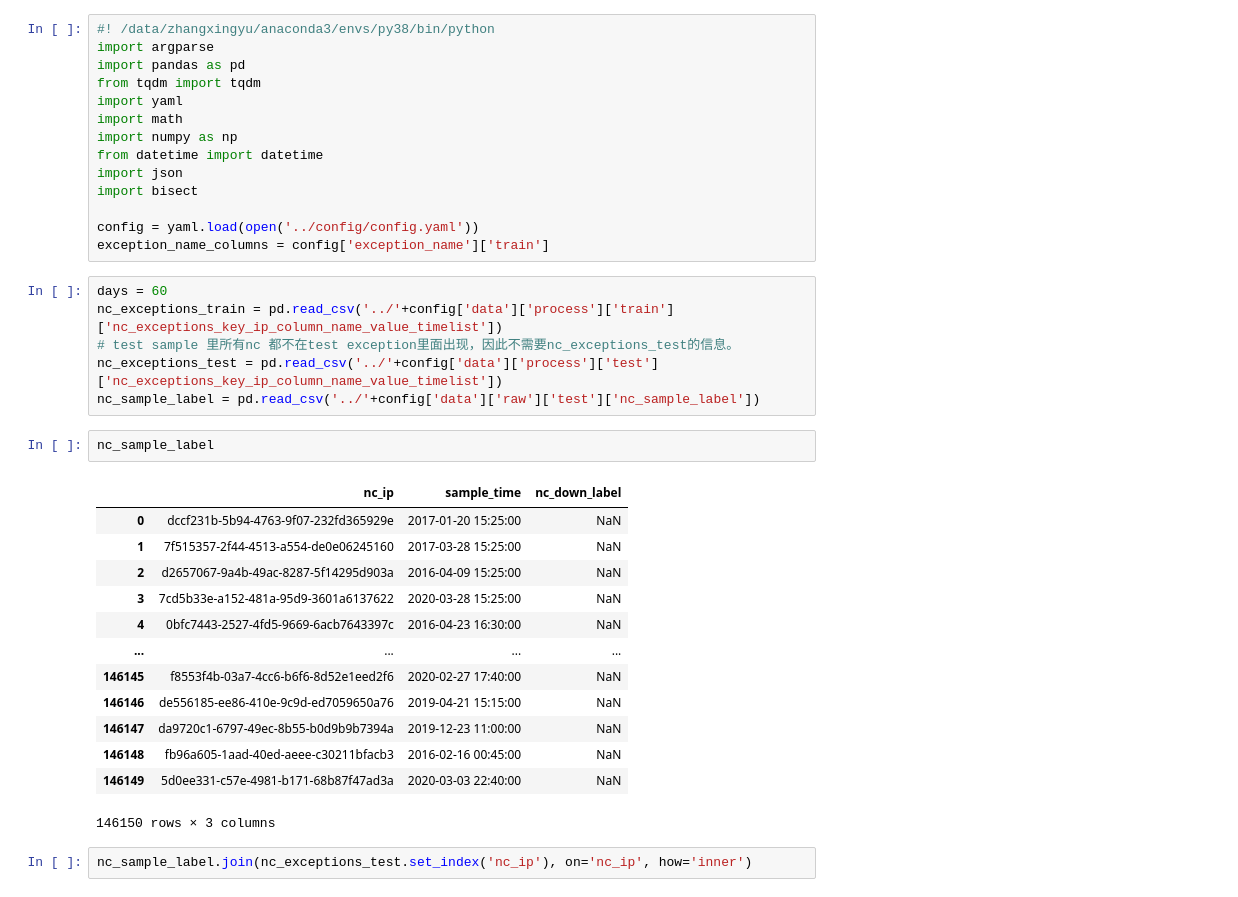
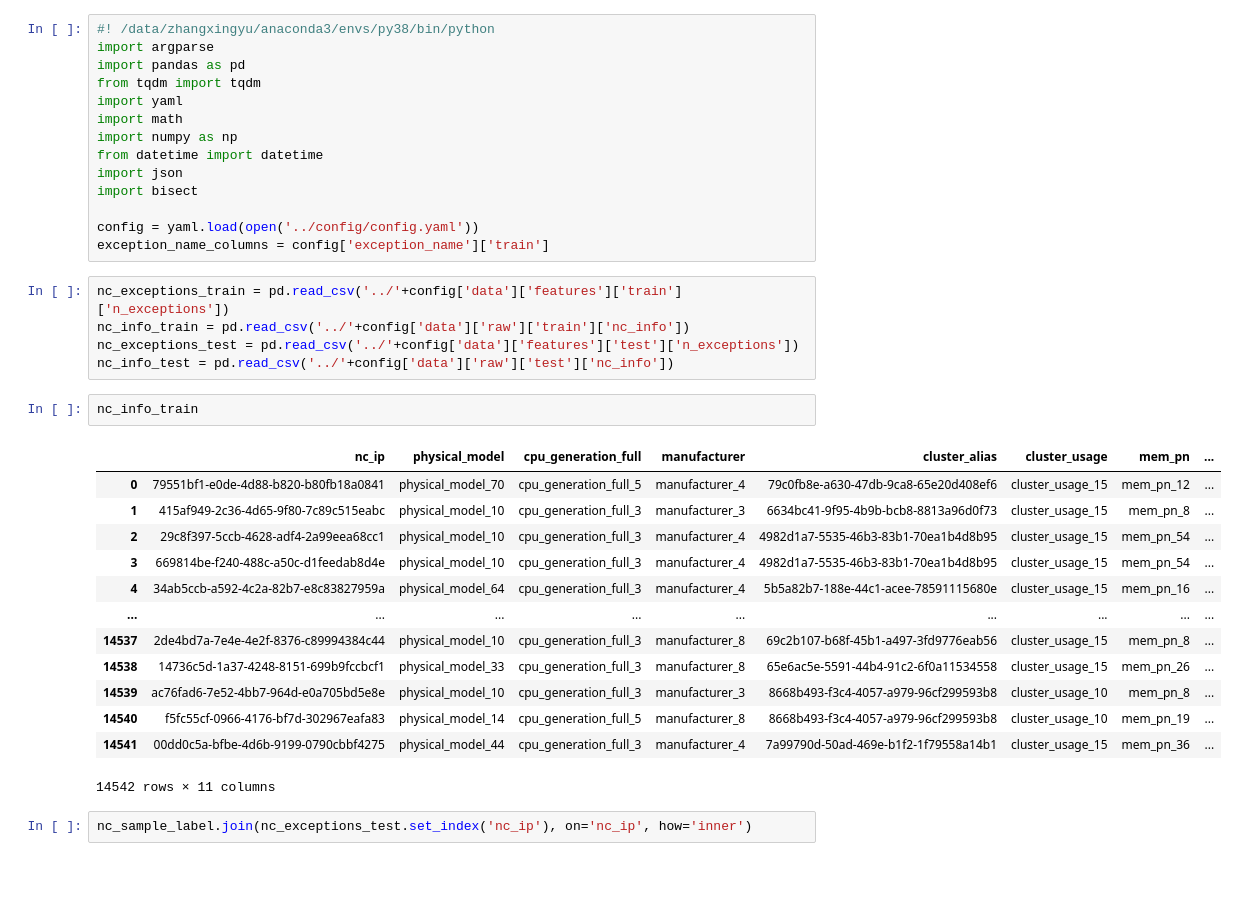
Before and after one commit to xingyuz233/ECSMPF, a Jupyter notebook: pre/features_n_exceptions.ipynb, the cells around one changed output. Saved outputs shown, nothing was run; the diff lists cells and outputs as text.

```diff
--- a/pre/features_n_exceptions.ipynb
+++ b/pre/features_n_exceptions.ipynb
@@ -13,27 +13,26 @@ import bisect
 config = yaml.load(open('../config/config.yaml'))
 exception_name_columns = config['exception_name']['train']
 # %%
-days = 60
-nc_exceptions_train = pd.read_csv('../'+config['data']['process']['train']['nc_exceptions_key_ip_column_name_value_timelist'])
-# test sample 里所有nc 都不在test exception里面出现，因此不需要nc_exceptions_test的信息。
-nc_exceptions_test = pd.read_csv('../'+config['data']['process']['test']['nc_exceptions_key_ip_column_name_value_timelist'])
-nc_sample_label = pd.read_csv('../'+config['data']['raw']['test']['nc_sample_label'])
+nc_exceptions_train = pd.read_csv('../'+config['data']['features']['train']['n_exceptions'])
+nc_info_train = pd.read_csv('../'+config['data']['raw']['train']['nc_info'])
+nc_exceptions_test = pd.read_csv('../'+config['data']['features']['test']['n_exceptions'])
+nc_info_test = pd.read_csv('../'+config['data']['raw']['test']['nc_info'])
-# %%
-nc_sample_label
-# %% [output]
-|  | nc_ip | sample_time | nc_down_label |
-| 0 | dccf231b-5b94-4763-9f07-232fd365929e | 2017-01-20 15:25:00 | NaN |
-| 1 | 7f515357-2f44-4513-a554-de0e06245160 | 2017-03-28 15:25:00 | NaN |
-| 2 | d2657067-9a4b-49ac-8287-5f14295d903a | 2016-04-09 15:25:00 | NaN |
-| 3 | 7cd5b33e-a152-481a-95d9-3601a6137622 | 2020-03-28 15:25:00 | NaN |
-| 4 | 0bfc7443-2527-4fd5-9669-6acb7643397c | 2016-04-23 16:30:00 | NaN |
-| ... | ... | ... | ... |
-| 146145 | f8553f4b-03a7-4cc6-b6f6-8d52e1eed2f6 | 2020-02-27 17:40:00 | NaN |
-| 146146 | de556185-ee86-410e-9c9d-ed7059650a76 | 2019-04-21 15:15:00 | NaN |
-| 146147 | da9720c1-6797-49ec-8b55-b0d9b9b7394a | 2019-12-23 11:00:00 | NaN |
-| 146148 | fb96a605-1aad-40ed-aeee-c30211bfacb3 | 2016-02-16 00:45:00 | NaN |
-| 146149 | 5d0ee331-c57e-4981-b171-68b87f47ad3a | 2020-03-03 22:40:00 | NaN |
-146150 rows × 3 columns
+# %%
+nc_info_train
+# %% [output]
+|  | nc_ip | physical_model | cpu_generation_full | manufacturer | cluster_alias | cluster_usage | mem_pn | ... |
+| 0 | 79551bf1-e0de-4d88-b820-b80fb18a0841 | physical_model_70 | cpu_generation_full_5 | manufacturer_4 | 79c0fb8e-a630-47db-9ca8-65e20d408ef6 | cluster_usage_15 | mem_pn_12 | ... |
+| 1 | 415af949-2c36-4d65-9f80-7c89c515eabc | physical_model_10 | cpu_generation_full_3 | manufacturer_3 | 6634bc41-9f95-4b9b-bcb8-8813a96d0f73 | cluster_usage_15 | mem_pn_8 | ... |
+| 2 | 29c8f397-5ccb-4628-adf4-2a99eea68cc1 | physical_model_10 | cpu_generation_full_3 | manufacturer_4 | 4982d1a7-5535-46b3-83b1-70ea1b4d8b95 | cluster_usage_15 | mem_pn_54 | ... |
+| 3 | 669814be-f240-488c-a50c-d1feedab8d4e | physical_model_10 | cpu_generation_full_3 | manufacturer_4 | 4982d1a7-5535-46b3-83b1-70ea1b4d8b95 | cluster_usage_15 | mem_pn_54 | ... |
+| 4 | 34ab5ccb-a592-4c2a-82b7-e8c83827959a | physical_model_64 | cpu_generation_full_3 | manufacturer_4 | 5b5a82b7-188e-44c1-acee-78591115680e | cluster_usage_15 | mem_pn_16 | ... |
+| ... | ... | ... | ... | ... | ... | ... | ... | ... |
+| 14537 | 2de4bd7a-7e4e-4e2f-8376-c89994384c44 | physical_model_10 | cpu_generation_full_3 | manufacturer_8 | 69c2b107-b68f-45b1-a497-3fd9776eab56 | cluster_usage_15 | mem_pn_8 | ... |
+| 14538 | 14736c5d-1a37-4248-8151-699b9fccbcf1 | physical_model_33 | cpu_generation_full_3 | manufacturer_8 | 65e6ac5e-5591-44b4-91c2-6f0a11534558 | cluster_usage_15 | mem_pn_26 | ... |
+| 14539 | ac76fad6-7e52-4bb7-964d-e0a705bd5e8e | physical_model_10 | cpu_generation_full_3 | manufacturer_3 | 8668b493-f3c4-4057-a979-96cf299593b8 | cluster_usage_10 | mem_pn_8 | ... |
+| 14540 | f5fc55cf-0966-4176-bf7d-302967eafa83 | physical_model_14 | cpu_generation_full_5 | manufacturer_8 | 8668b493-f3c4-4057-a979-96cf299593b8 | cluster_usage_10 | mem_pn_19 | ... |
+| 14541 | 00dd0c5a-bfbe-4d6b-9199-0790cbbf4275 | physical_model_44 | cpu_generation_full_3 | manufacturer_4 | 7a99790d-50ad-469e-b1f2-1f79558a14b1 | cluster_usage_15 | mem_pn_36 | ... |
+14542 rows × 11 columns
 # %%
 nc_sample_label.join(nc_exceptions_test.set_index('nc_ip'), on='nc_ip', how='inner')
 # %% [output]
```
Also changed, not shown: 5 other files.
